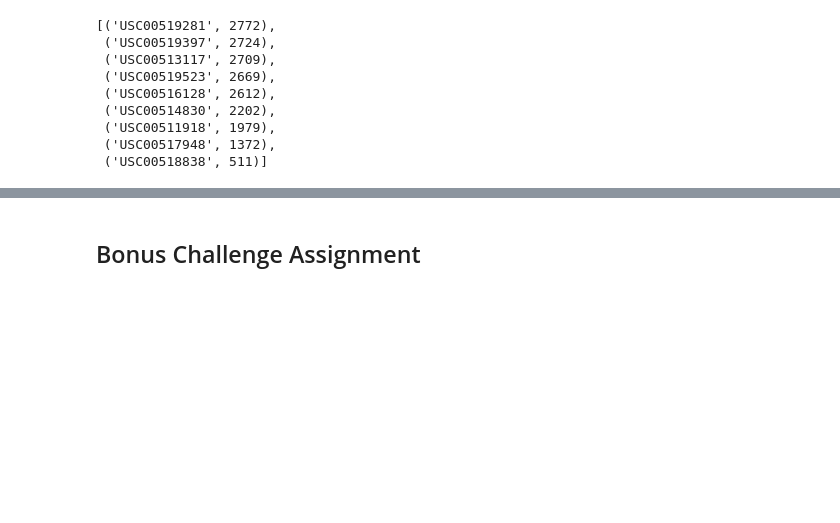
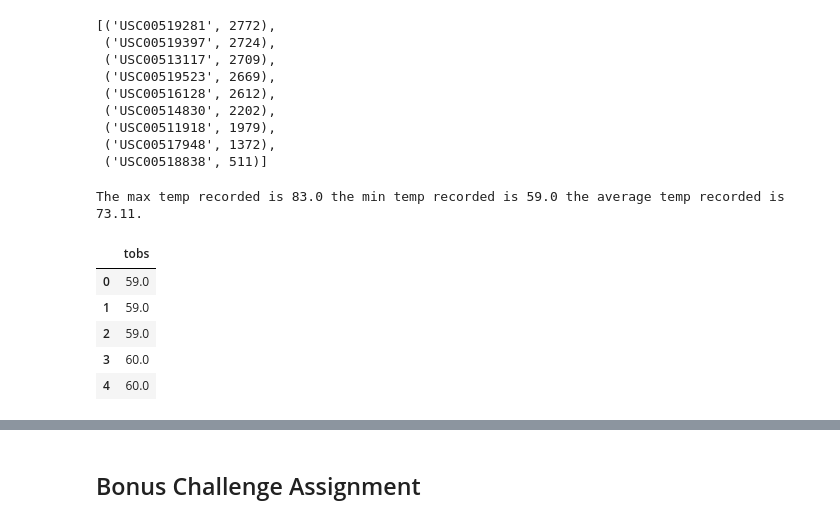
Before and after one commit to tracygoznikar/SQLAlchemy-Challenge, a Jupyter notebook: climate_starter.ipynb, the cells around one changed output, grey strips where cells are left out. Saved outputs shown, nothing was run; the diff lists cells and outputs as text; code cells hidden in the pictures; blank space fills up the shorter version.

```diff
--- a/climate_starter.ipynb
+++ b/climate_starter.ipynb
@@ -172,6 +172,26 @@ Stations [('USC00519281', 2772), ('USC00519397', 2724), ('USC00513117', 2709), (
 # %%
 # Using the station id from the previous query, calculate the lowest temperature recorded,
 # highest temperature recorded, and average temperature of the most active station?
+tob_measure_ls = session.query(func.max(Measurement.tobs),func.min(Measurement.tobs),func.avg(Measurement.tobs)).\
+filter(Measurement.date>='2016-08-23').\
+filter(Measurement.station =='USC00519281').all()[0]
+tob_measure_ls
+print(f'The max temp recorded is {tob_measure_ls[0]} the min temp recorded is {tob_measure_ls[1]} the average temp recorded is {round(tob_measure_ls[2],2)}.')
+# %% [output]
+The max temp recorded is 83.0 the min temp recorded is 59.0 the average temp recorded is 73.11.
 # %%
 # Choose the station with the highest number of temperature observations.
 # Query the last 12 months of temperature observation data for this station and plot the results as a histogram
+tobs_query_ls = session.query(Measurement.tobs).\
+filter(Measurement.date>='2016-08-23').\
+filter(Measurement.station == 'USC00519281').\
+order_by(Measurement.tobs).all()
+tobs_df = pd.DataFrame(tobs_query_ls)
+tobs_df.head()
+# %% [output]
+|  | tobs |
+| 0 | 59.0 |
+| 1 | 59.0 |
+| 2 | 59.0 |
+| 3 | 60.0 |
+| 4 | 60.0 |
```
Also changed, not shown: parts of 1 cell of this notebook.
